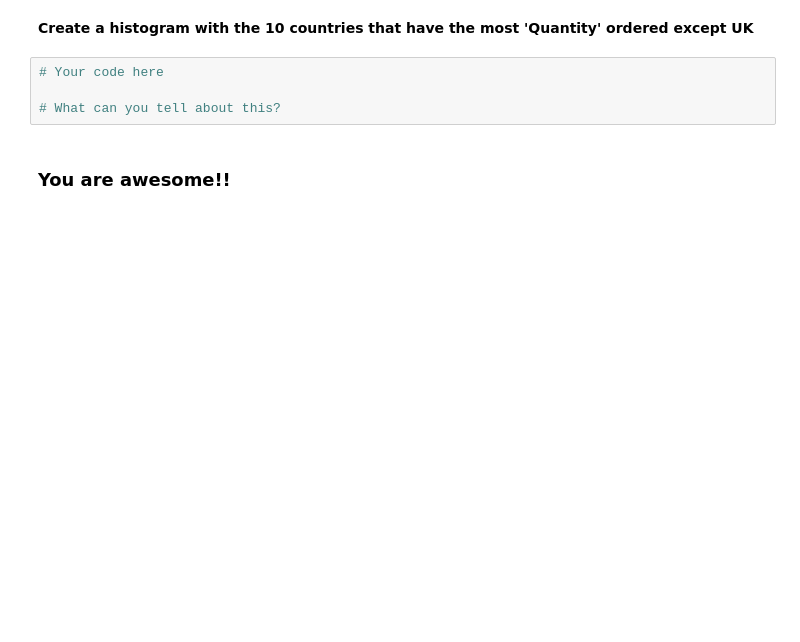
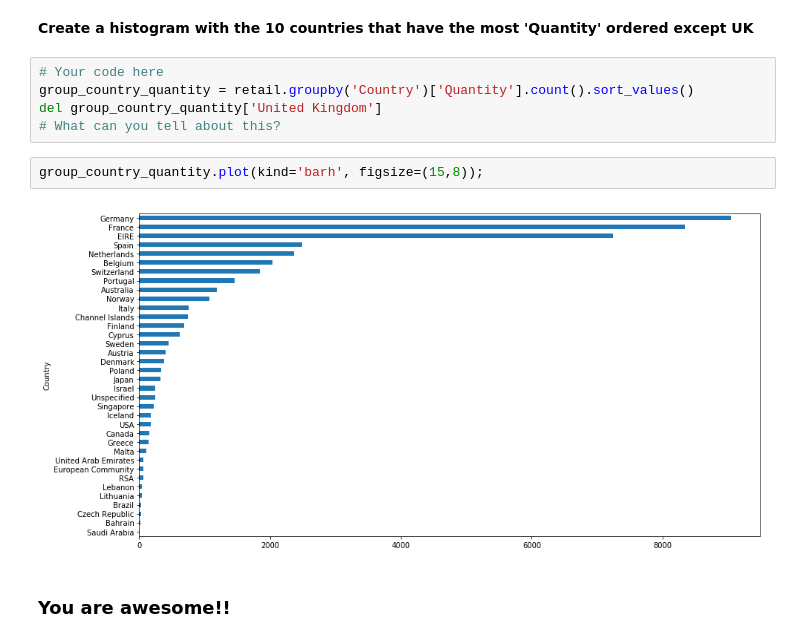
Before and after one commit to ntpthinh/DevCDataScience, a Jupyter notebook: Assignment03.ipynb, the cells around one changed output. Cells and saved outputs as stored; diff of their text form; blank space fills up the shorter version.

```diff
--- a/Assignment03.ipynb
+++ b/Assignment03.ipynb
@@ -294,7 +368,12 @@ netherlands = retail[retail['Country'] == 'Netherlands']
 **Create a histogram with the 10 countries that have the most 'Quantity' ordered except UK**
 # %%
 # Your code here
-
+group_country_quantity = retail.groupby('Country')['Quantity'].count().sort_values()
+del group_country_quantity['United Kingdom']
 # What can you tell about this?
+# %%
+group_country_quantity.plot(kind='barh', figsize=(15,8));
+# %% [output]
+[figure, added]
 # %% [markdown]
 ### You are awesome!!
```
Also changed, not shown: parts of 15 cells of this notebook.
